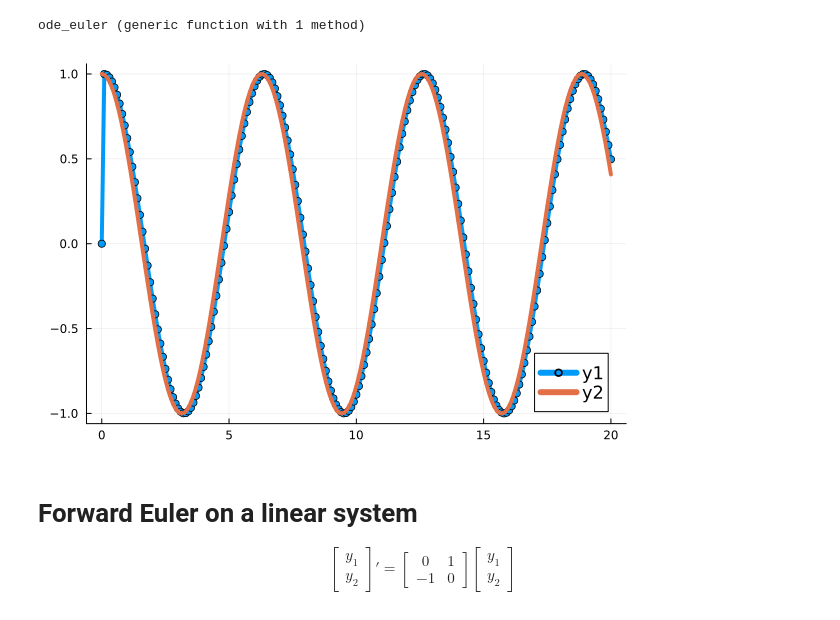
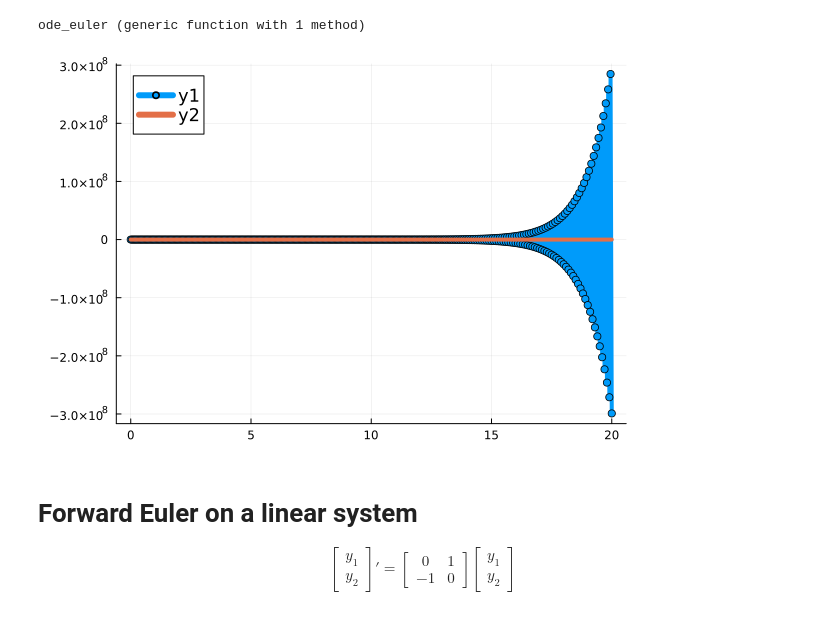
Before and after one commit to cu-numcomp/fall26, a Jupyter notebook: slides/2026-11-16-stiffness.ipynb, the cells around one changed output. Saved outputs shown, nothing was run; the diff lists cells and outputs as text; code cells hidden in the pictures.

```diff
--- a/slides/2026-11-16-stiffness.ipynb
+++ b/slides/2026-11-16-stiffness.ipynb
@@ -131,13 +132,13 @@ end
 # %% [output]
 ode_euler (generic function with 1 method)
 # %%
-f1(t, y; k=10) = -k * (y .- cos(t))
+f1(t, y; k=41) = -k * (y .- cos(t))
 
-thist, yhist = ode_euler(f1, [0.0], tfinal=20, h=.1)
+thist, yhist = ode_euler(f1, [0.0], tfinal=20, h=.05)
 plot(thist, yhist[1,:], marker=:circle)
 plot!(cos)
 # %% [output]
-[figure, old version]
+[figure, new version]
 # %% [markdown]
 # Forward Euler on a linear system
 
```
Also changed, not shown: parts of 8 cells of this notebook, 2 other files.
